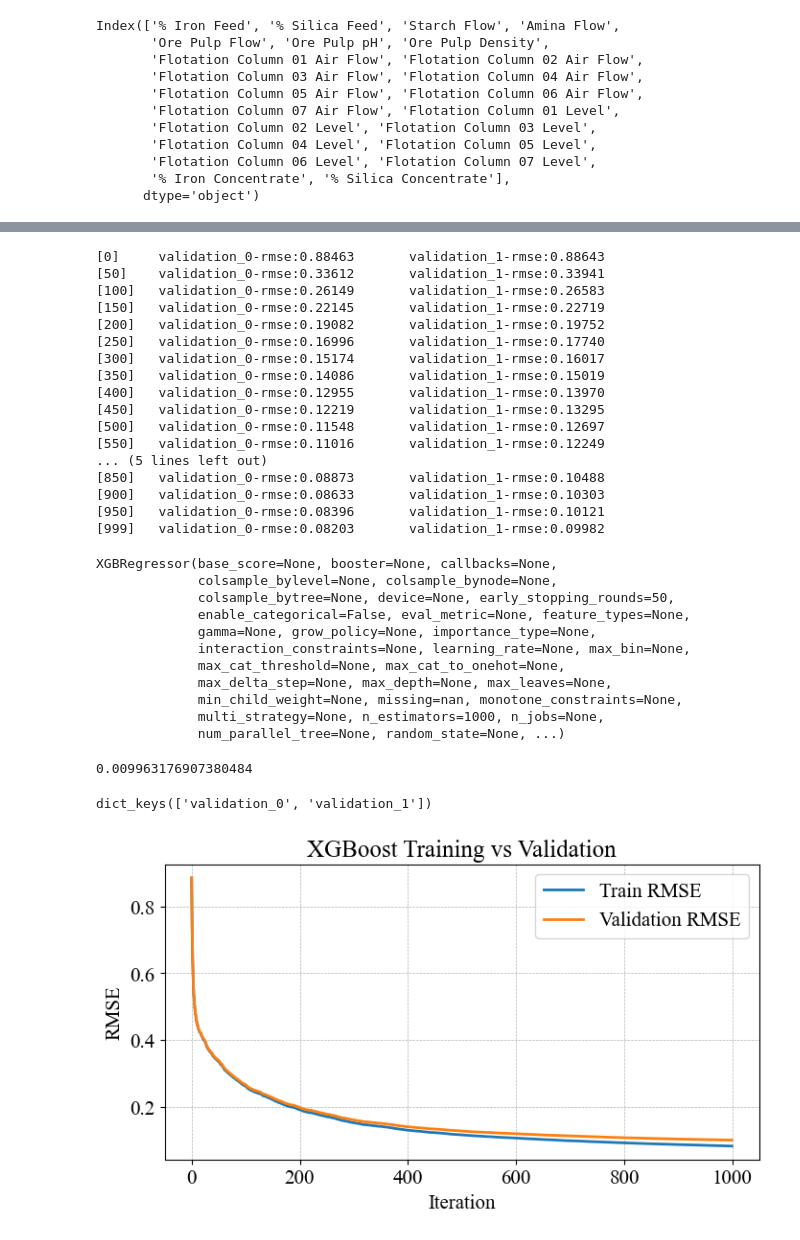
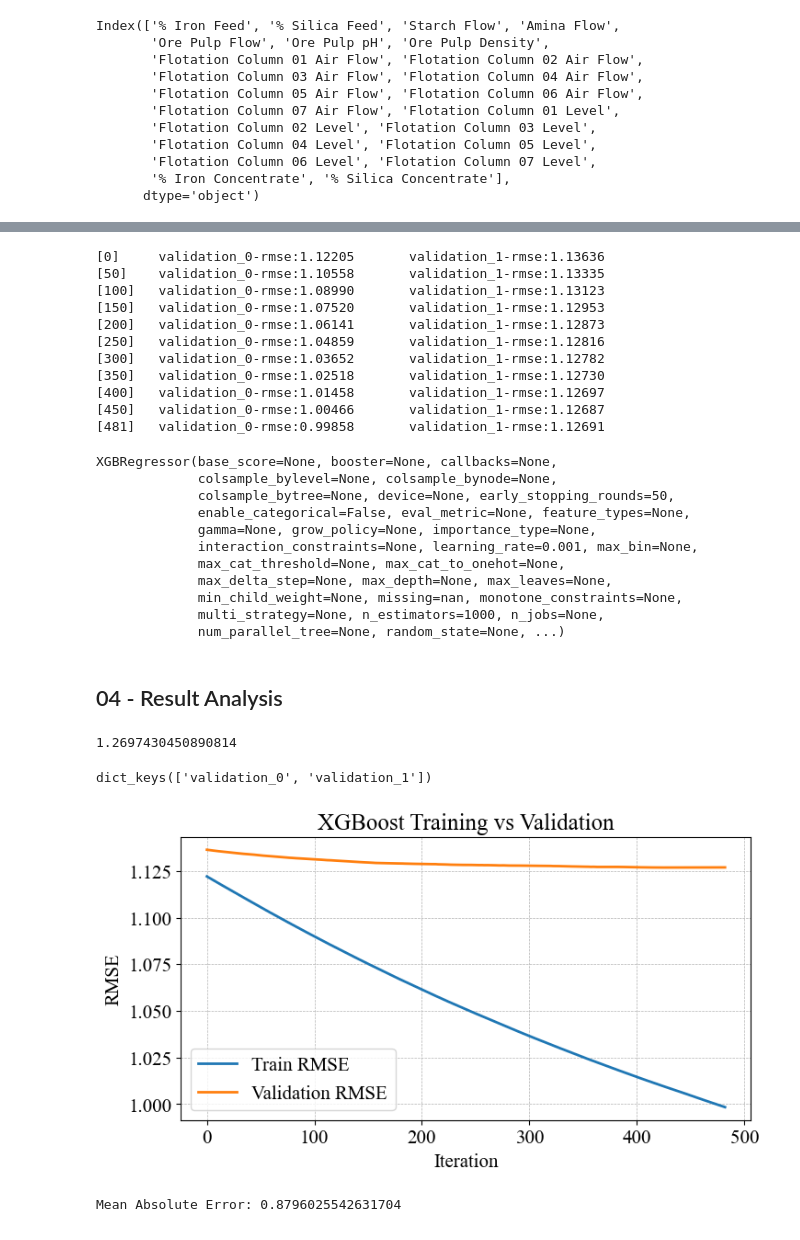
Before and after one commit to PauloCasmal/data-mining-study, a Jupyter notebook: XGB-mining.ipynb, the cells around one changed output, grey strips where cells are left out. Saved outputs shown, nothing was run; the diff lists cells and outputs as text; code cells hidden in the pictures.

Commit message:
Chaging train test slipt method + adding comments

```diff
--- a/XGB-mining.ipynb
+++ b/XGB-mining.ipynb
@@ -7,6 +28,9 @@ import seaborn as sns
 # %%
+# Configuration of matplotlib parameters for consistent styling
+mpl.rcParams['figure.figsize'] = (10, 6)  # Default figure size
 mpl.rc('lines', lw=2)  # Sets the line width
 mpl.rcParams['grid.linewidth'] = 0.5  # Grid line width
 mpl.rcParams['grid.linestyle'] = 'dashed'  # Grid line style
 mpl.rc(('xtick', 'ytick'), labelsize=15)  # Axis tick label size
 mpl.rc('font', family='Times New Roman', size=15)  # Font family and font size
+mpl.rcParams['axes.linewidth'] = 0.5 # - Largura das bordas dos gráficos
@@ -44,11 +74,2 @@ Index(['% Iron Feed', '% Silica Feed', 'Starch Flow', 'Amina Flow',
 # %%
-df = df[['% Iron Feed', '% Silica Feed', 'Starch Flow', 'Amina Flow',
-       'Ore Pulp Flow', 'Ore Pulp pH', 'Ore Pulp Density',
-       'Flotation Column 01 Air Flow', 'Flotation Column 02 Air Flow',
-       'Flotation Column 03 Air Flow', 'Flotation Column 04 Air Flow',
-       'Flotation Column 05 Air Flow', 'Flotation Column 06 Air Flow',
-       'Flotation Column 07 Air Flow', 'Flotation Column 01 Level',
-       'Flotation Column 02 Level', 'Flotation Column 03 Level',
-       'Flotation Column 04 Level', 'Flotation Column 05 Level',
-       'Flotation Column 06 Level', 'Flotation Column 07 Level',
-       '% Silica Concentrate']]
+df = df.drop(columns=['% Iron Concentrate'])
@@ -67,47 +96,55 @@ X.shape, y.shape
 # %%
-X_train, X_test, y_train, y_test = train_test_split(X, y)
+# Split the data into training and testing sets based on date
+X_train = X[X.index < '2017-08-01 00:00:00']
+X_test = X[X.index > '2017-08-01 00:00:00']
+y_train = y[y.index < '2017-08-01 00:00:00']
+y_test = y[y.index > '2017-08-01 00:00:00']
 # %%
-reg = xgb.XGBRegressor(n_estimators=1000,
-                       early_stopping_rounds=50)
+# Train the XGBoost regressor with early stopping
+reg = xgb.XGBRegressor(
+                       n_estimators=1000,
+                       early_stopping_rounds=50,
+                       learning_rate=0.001,
+                       objective='reg:squarederror',
+                       random_state=42,
+                       verbose=50
+                       )
 
 reg.fit(X_train, y_train,
         eval_set=[(X_train, y_train), (X_test, y_test)],
         verbose=50)
 # %% [output]
-[0]     validation_0-rmse:0.88463       validation_1-rmse:0.88643
-[50]    validation_0-rmse:0.33612       validation_1-rmse:0.33941
-[100]   validation_0-rmse:0.26149       validation_1-rmse:0.26583
-[150]   validation_0-rmse:0.22145       validation_1-rmse:0.22719
-[200]   validation_0-rmse:0.19082       validation_1-rmse:0.19752
-[250]   validation_0-rmse:0.16996       validation_1-rmse:0.17740
-[300]   validation_0-rmse:0.15174       validation_1-rmse:0.16017
-[350]   validation_0-rmse:0.14086       validation_1-rmse:0.15019
-[400]   validation_0-rmse:0.12955       validation_1-rmse:0.13970
-[450]   validation_0-rmse:0.12219       validation_1-rmse:0.13295
-[500]   validation_0-rmse:0.11548       validation_1-rmse:0.12697
-[550]   validation_0-rmse:0.11016       validation_1-rmse:0.12249
-... (5 lines left out)
-[850]   validation_0-rmse:0.08873       validation_1-rmse:0.10488
-[900]   validation_0-rmse:0.08633       validation_1-rmse:0.10303
-[950]   validation_0-rmse:0.08396       validation_1-rmse:0.10121
-[999]   validation_0-rmse:0.08203       validation_1-rmse:0.09982
+[0]     validation_0-rmse:1.12205       validation_1-rmse:1.13636
+[50]    validation_0-rmse:1.10558       validation_1-rmse:1.13335
+[100]   validation_0-rmse:1.08990       validation_1-rmse:1.13123
+[150]   validation_0-rmse:1.07520       validation_1-rmse:1.12953
+[200]   validation_0-rmse:1.06141       validation_1-rmse:1.12873
+[250]   validation_0-rmse:1.04859       validation_1-rmse:1.12816
+[300]   validation_0-rmse:1.03652       validation_1-rmse:1.12782
+[350]   validation_0-rmse:1.02518       validation_1-rmse:1.12730
+[400]   validation_0-rmse:1.01458       validation_1-rmse:1.12697
+[450]   validation_0-rmse:1.00466       validation_1-rmse:1.12687
+[481]   validation_0-rmse:0.99858       validation_1-rmse:1.12691
 XGBRegressor(base_score=None, booster=None, callbacks=None,
              colsample_bylevel=None, colsample_bynode=None,
              colsample_bytree=None, device=None, early_stopping_rounds=50,
              enable_categorical=False, eval_metric=None, feature_types=None,
              gamma=None, grow_policy=None, importance_type=None,
-             interaction_constraints=None, learning_rate=None, max_bin=None,
+             interaction_constraints=None, learning_rate=0.001, max_bin=None,
              max_cat_threshold=None, max_cat_to_onehot=None,
              max_delta_step=None, max_depth=None, max_leaves=None,
              min_child_weight=None, missing=nan, monotone_constraints=None,
              multi_strategy=None, n_estimators=1000, n_jobs=None,
              num_parallel_tree=None, random_state=None, ...)
+# %% [markdown]
+## 04 - Result Analysis
 # %%
+# Make predictions and evaluate the model
 y_pred = reg.predict(X_test)
 
 print(mean_squared_error(y_test, y_pred))
 # %% [output]
-0.009963176907380484
+1.2697430450890814
 # %%
 results = reg.evals_result_
 print(results.keys())
@@ -116,15 +153,24 @@ dict_keys(['validation_0', 'validation_1'])
 # %%
 train_rmse = results['validation_0']['rmse']
 val_rmse   = results['validation_1']['rmse']
 
-plt.figure(figsize=(8, 4))
+plt.figure(figsize=(10, 6))
 plt.plot(train_rmse, label='Train RMSE')
 plt.plot(val_rmse, label='Validation RMSE')
 plt.xlabel('Iteration')
 plt.ylabel('RMSE')
 plt.title('XGBoost Training vs Validation')
 plt.legend()
+
+# plt.yscale('log')
 plt.grid(True)
 plt.show()
 # %% [output]
-[figure, old version]
+[figure, new version]
+# %%
+from sklearn.metrics import mean_absolute_error
+
+mae = mean_absolute_error(y_test, y_pred)
+print(f'Mean Absolute Error: {mae}')
+# %% [output]
+Mean Absolute Error: 0.8796025542631704
```
Also changed, not shown: parts of 15 cells of this notebook.
